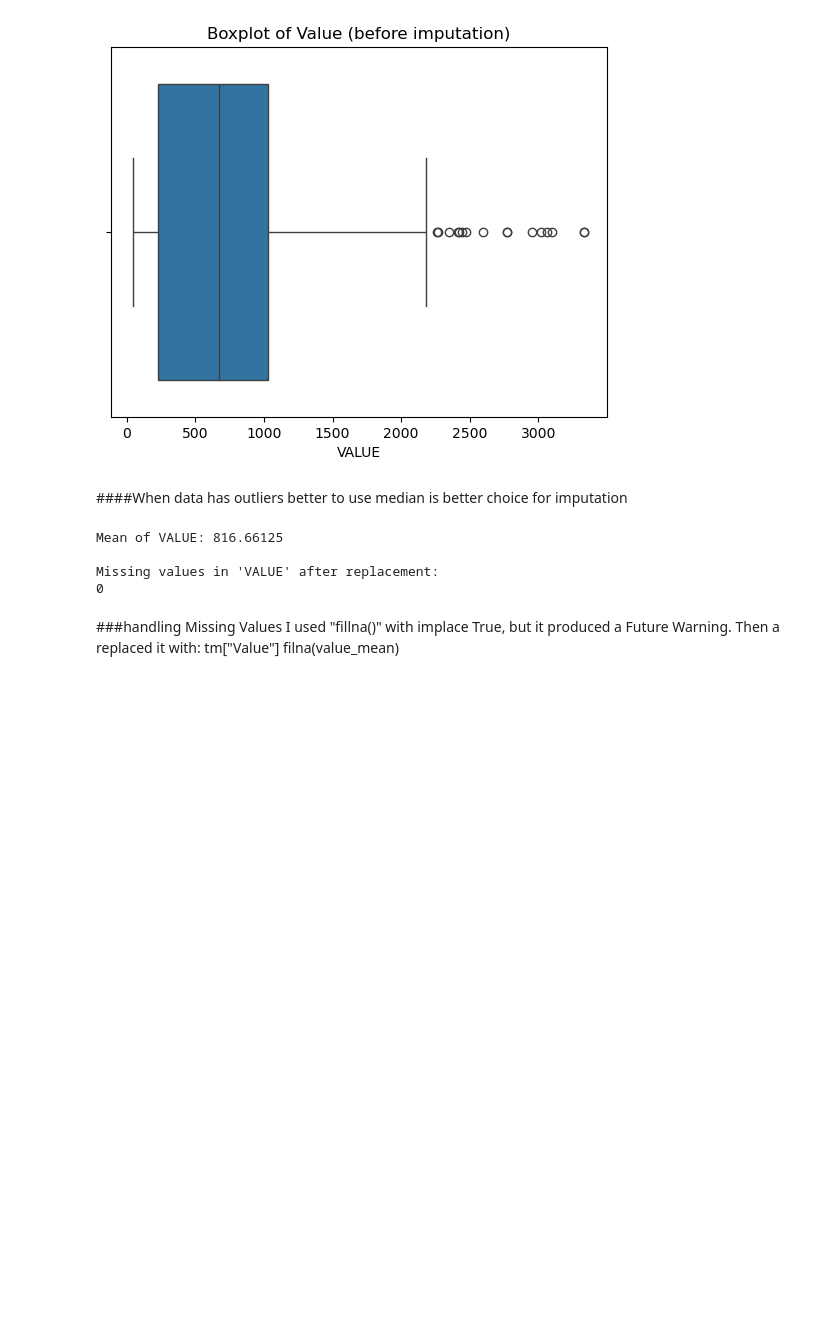
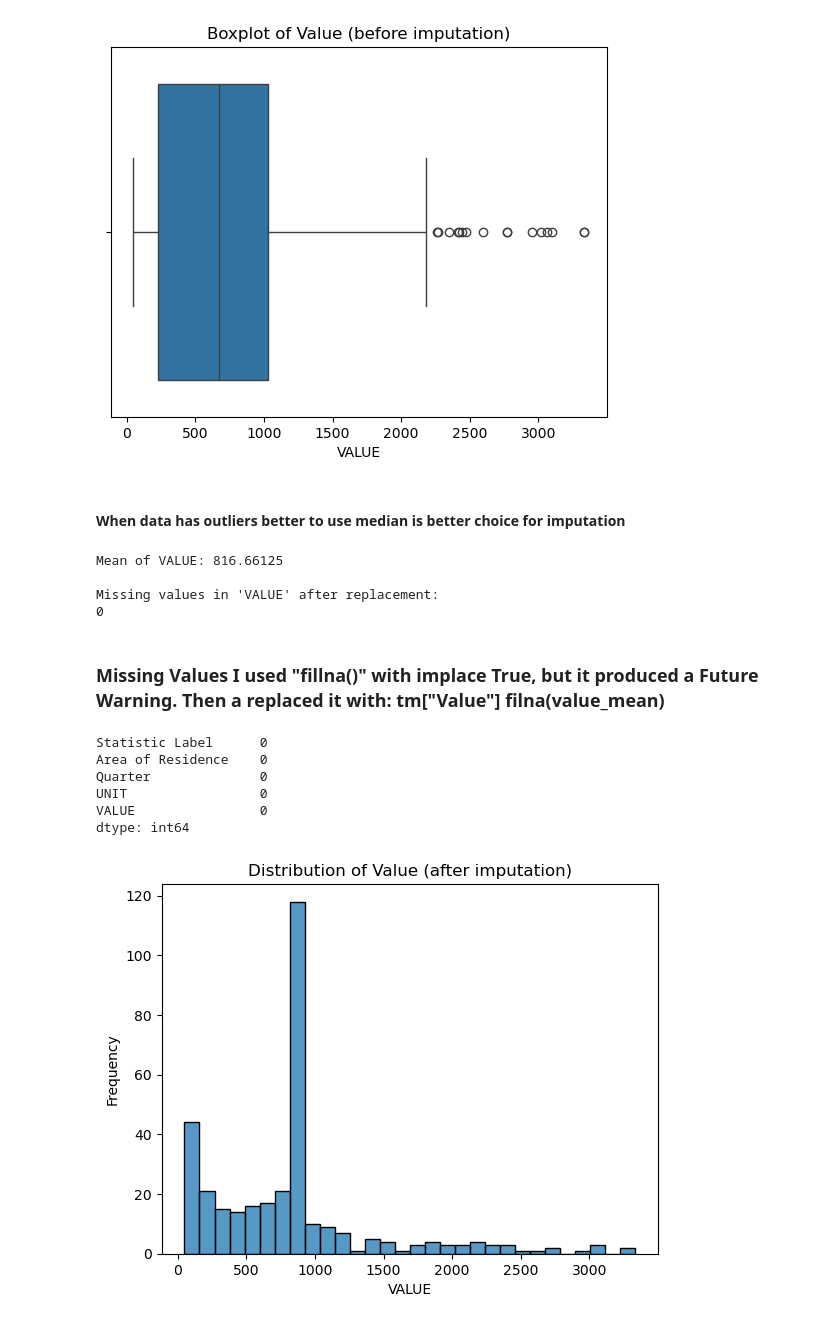
Before and after one commit to sba25225-ai/L9Cert_overseasTrips, a Jupyter notebook: Overseas_Trip_Ireland.ipynb, the cells around one changed output. Saved outputs shown, nothing was run; the diff lists cells and outputs as text; code cells hidden in the pictures; blank space fills up the shorter version.

```diff
--- a/Overseas_Trip_Ireland.ipynb
+++ b/Overseas_Trip_Ireland.ipynb
@@ -99,7 +99,7 @@ plt.show()
 # %% [output]
 [figure]
 # %% [markdown]
-####When data has outliers better to use median is better choice for imputation
+#### When data has outliers better to use median is better choice for imputation
 # %%
 tm["VALUE"] = pd.to_numeric(tm["VALUE"], errors="coerce")
 value_mean = tm["VALUE"].mean()
@@ -113,4 +113,21 @@ Mean of VALUE: 816.66125
 Missing values in 'VALUE' after replacement:
 0
 # %% [markdown]
-###handling Missing Values I used "fillna()" with implace True, but it produced a Future Warning. Then a replaced it with: tm["Value"] filna(value_mean)
+### Missing Values I used "fillna()" with implace True, but it produced a Future Warning. Then a replaced it with: tm["Value"] filna(value_mean)
+# %%
+print(tm.isnull().sum())
+# %% [output]
+Statistic Label      0
+Area of Residence    0
+Quarter              0
+UNIT                 0
+VALUE                0
+dtype: int64
+# %%
+sns.histplot(tm["VALUE"], bins=30, kde=False)
+plt.title("Distribution of Value (after imputation)")
+plt.xlabel("VALUE")
+plt.ylabel("Frequency")
+plt.show()
+# %% [output]
+[figure, added]
```
Also changed, not shown: parts of 6 cells of this notebook.
